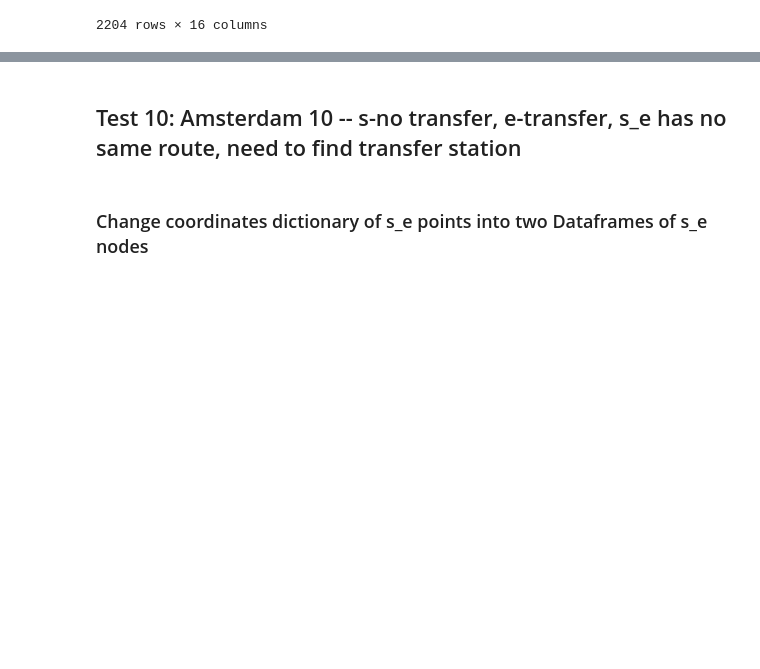
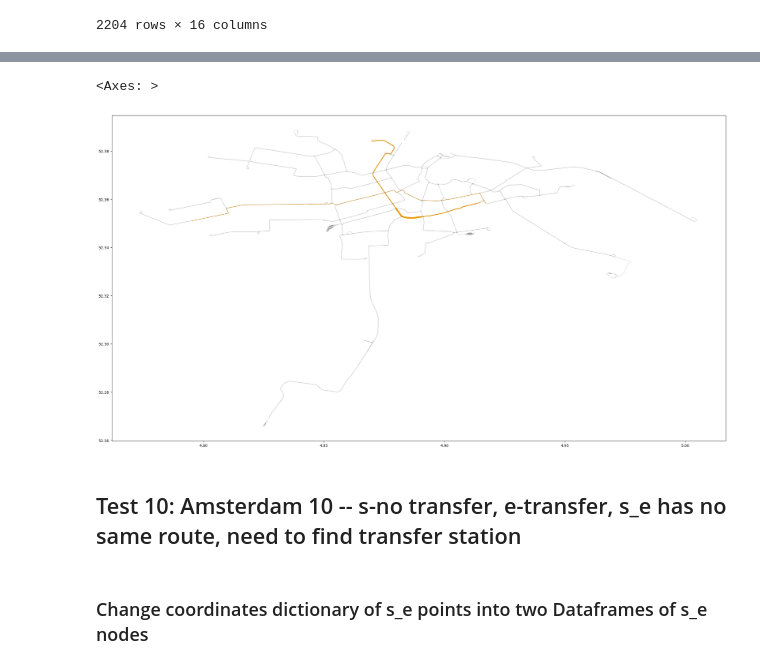
Before and after one commit to SYuGao/uvmt, a Jupyter notebook: notebooks/transfer1_tram_amsterdam.ipynb, the cells around one changed output, grey strips where cells are left out. Saved outputs shown, nothing was run; the diff lists cells and outputs as text; code cells hidden in the pictures; blank space fills up the shorter version.

```diff
--- a/notebooks/transfer1_tram_amsterdam.ipynb
+++ b/notebooks/transfer1_tram_amsterdam.ipynb
@@ -177,0 +410,2 @@ city_tram_new_edges
+# %%
+duplicate_row_count_way_s_t, shortest_path_edges_way_s_t, edges_way_s_t = edges_with_count_weight(shortest_path_pairs_way_s_t, edges)
@@ -177,0 +428,2 @@ city_tram_new_edges
+# %%
+shortest_path_pairs_way_t_e = all_shortest_paths(G, btw_all_id_pairs_list_unique_t_e[0], edges)
@@ -177,0 +446,2 @@ city_tram_new_edges
+# %%
+duplicate_row_count_way_t_e, shortest_path_edges_way_t_e, edges_way_t_e = edges_with_count_weight(shortest_path_pairs_way_t_e, edges)
@@ -177,0 +464,3 @@ city_tram_new_edges
+# %%
+shortest_path_edges_way = pd.concat([shortest_path_edges_way_s_t,shortest_path_edges_way_t_e])
+shortest_path_edges_way
@@ -178,3 +481,12 @@ city_tram_new_edges
+# %%
+fig, ax = plt.subplots(1, 1, figsize=(30, 20))
+
+gpd.GeoDataFrame(city_tram_new_edges.copy()).plot(ax=ax, color='gray', alpha=0.2)
+
+gpd.GeoDataFrame(shortest_path_edges_way.copy()).plot(ax=ax, zorder=1, linewidth=(shortest_path_edges_way.count_weight), color='orange')
+# %% [output]
+<Axes: >
+[figure, added]
 # %% [markdown]
 ## Test 10: Amsterdam 10 -- s-no transfer, e-transfer, s_e has no same route, need to find transfer station
 # %% [markdown]
```
Also changed, not shown: parts of 35 cells of this notebook, 3 other files.
